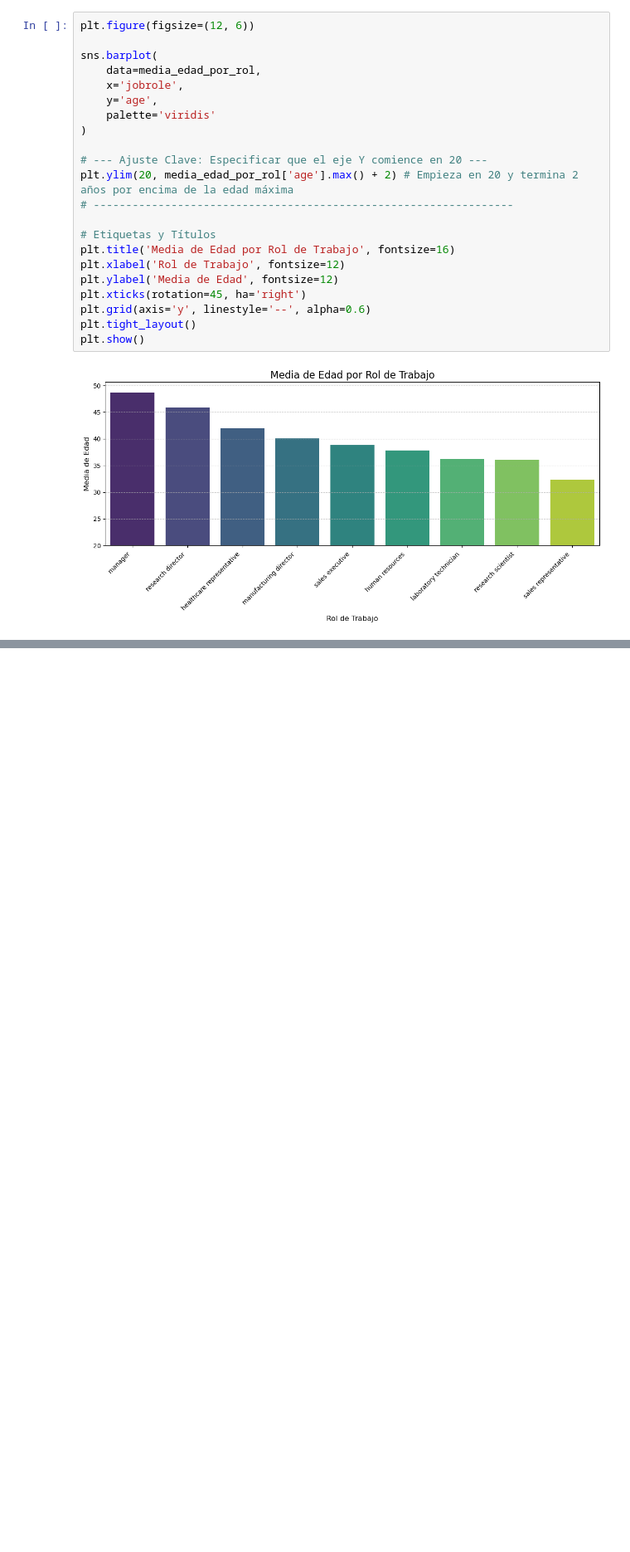
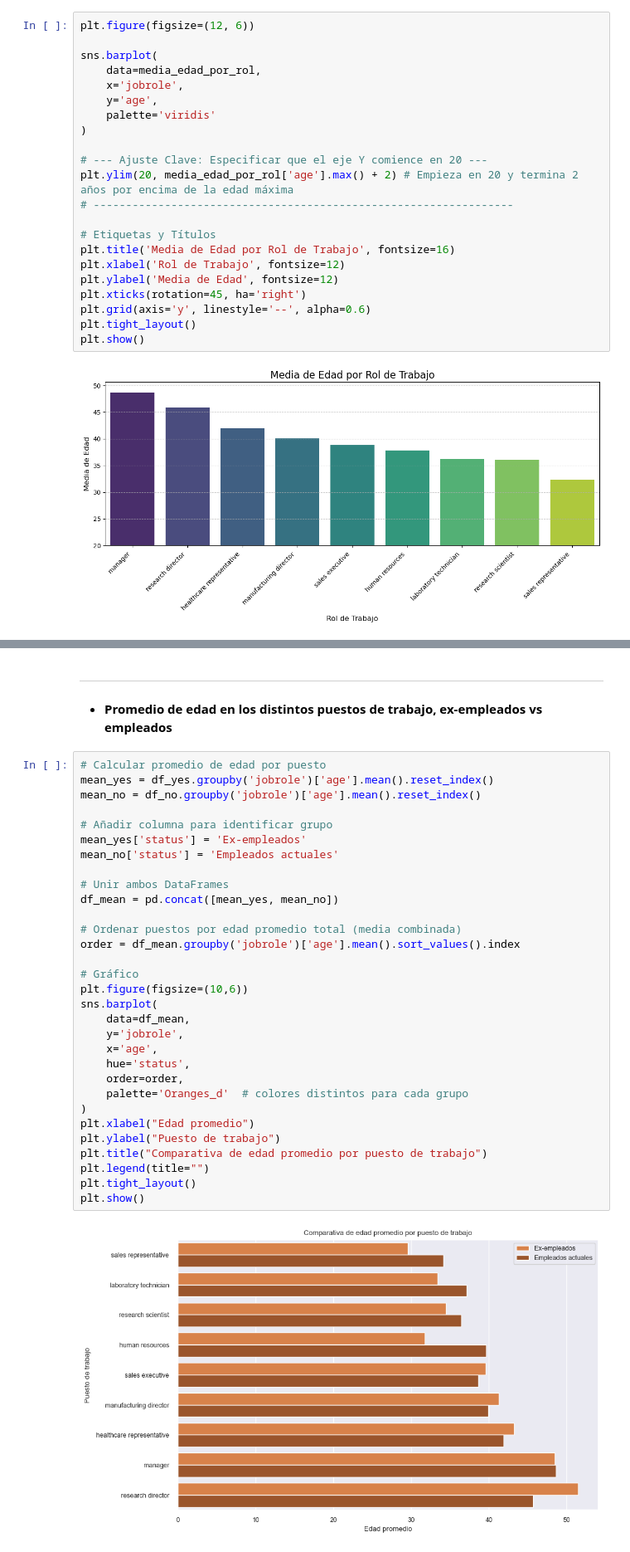
Before and after one commit to NIEVESPA/project-da-promo-60-modulo-3-team-3, a Jupyter notebook: FINAL/Fase_3_analisis_descriptivo.ipynb, the cells around one changed output, grey strips where cells are left out. Shown at 83% size. Saved outputs shown, nothing was run; the diff lists cells and outputs as text; blank space fills up the shorter version.

```diff
--- a/FINAL/Fase_3_analisis_descriptivo.ipynb
+++ b/FINAL/Fase_3_analisis_descriptivo.ipynb
@@ -534,0 +657,37 @@ plt.show()
+# %% [markdown]
+***
+# %% [markdown]
+- **Promedio de edad en los distintos puestos de trabajo, ex-empleados vs empleados**
+# %%
+# Calcular promedio de edad por puesto
+mean_yes = df_yes.groupby('jobrole')['age'].mean().reset_index()
+mean_no = df_no.groupby('jobrole')['age'].mean().reset_index()
+
+# Añadir columna para identificar grupo
+mean_yes['status'] = 'Ex-empleados'
+mean_no['status'] = 'Empleados actuales'
+
+# Unir ambos DataFrames
+df_mean = pd.concat([mean_yes, mean_no])
+
+# Ordenar puestos por edad promedio total (media combinada)
+order = df_mean.groupby('jobrole')['age'].mean().sort_values().index
+
+# Gráfico
+plt.figure(figsize=(10,6))
+sns.barplot(
+    data=df_mean,
+    y='jobrole',
+    x='age',
+    hue='status',
+    order=order,
+    palette='Oranges_d'  # colores distintos para cada grupo
+)
+plt.xlabel("Edad promedio")
+plt.ylabel("Puesto de trabajo")
+plt.title("Comparativa de edad promedio por puesto de trabajo")
+plt.legend(title="")
+plt.tight_layout()
+plt.show()
+# %% [output]
+[figure, added]
```
Also changed, not shown: parts of 40 cells of this notebook, 1 other file.
